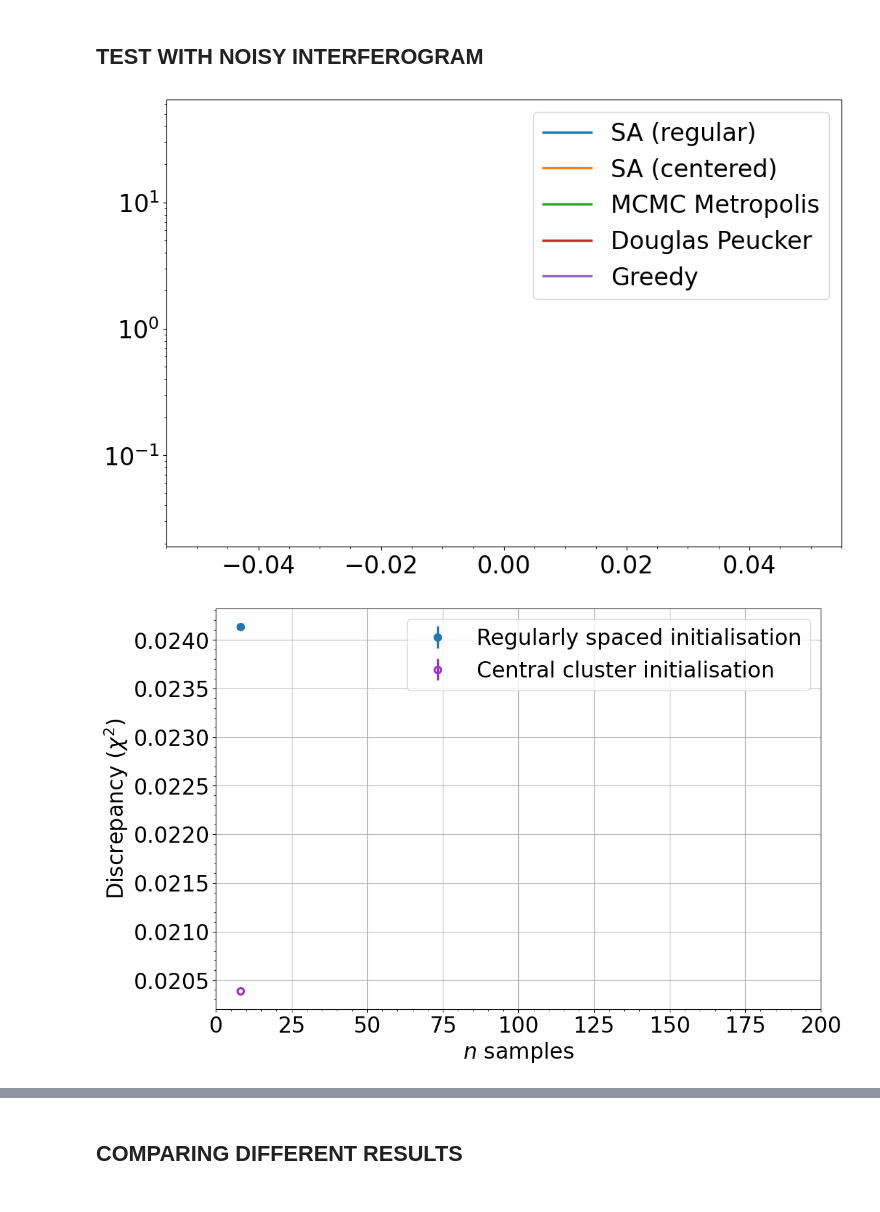
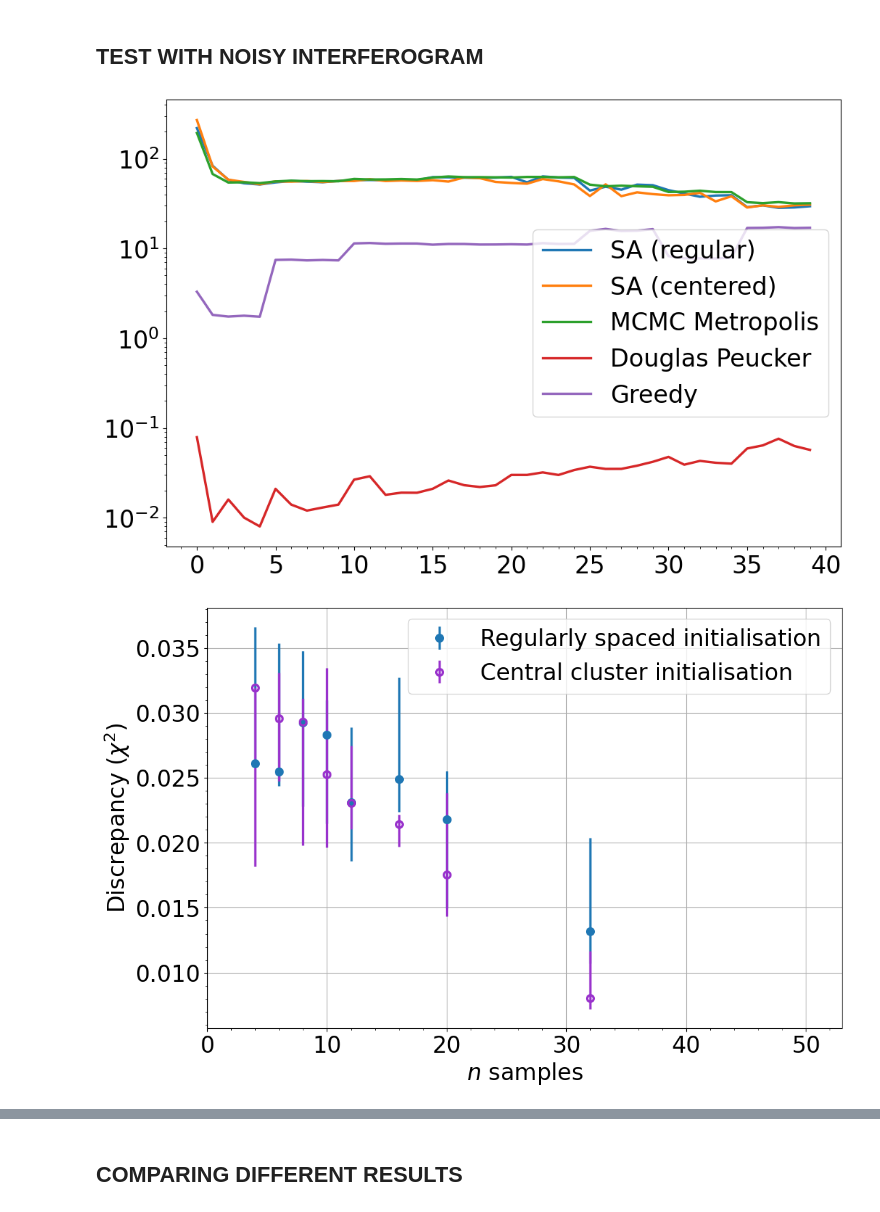
Before and after one commit to Jammi-Dodgers/THz-Compressed-Sensing, a Jupyter notebook: CS_parameter_scan.ipynb, the cells around one changed output, grey strips where cells are left out. Cells and saved outputs as stored; diff of their text form; code cells hidden in the pictures.

Commit message:
CS is able to resolve second experimental peak based on simulated interferogram!

```diff
--- a/CS_parameter_scan.ipynb
+++ b/CS_parameter_scan.ipynb
@@ -22,7 +22,7 @@ def interpolate(y, new_number_of_points):
 # %% [markdown]
 ## TRAIN WITH NOISELESS INTERFEROGRAM
 # %%
-training_file_number = 19 # Use a noiseless version of the interferogram for good convergence
+training_file_number = 22 # Use a noiseless version of the interferogram for good convergence
 training_file_name = "1dmockanderrors{:d}".format(training_file_number)
 #training_file_name = "240802134128_altered1d"
 
@@ -31,12 +31,15 @@ regularization_coeffient = 1e-3 # DECREASE FOR COMPLEX IMAGES (up to 1e-7 (float
 # %%
 #LOOP INITIALISATION
 
-unique_reduced_points = [8]
-repetitions = 1
+unique_reduced_points = [4,6,8,10,12,16,20,32]
+repetitions = 5
 reduced_points = np.repeat(unique_reduced_points, repetitions)
 
-dataset = cs.open_dataset(training_file_name, file_type)
-total_point = dataset.shape[1]
+training_target, training_uncertainties = cs.open_dataset(training_file_name, file_type)
+training_uncertainties /= np.max(training_target)
+training_target /= np.max(training_target) #normalise
+training_peak = np.argmax(training_target)
+total_point = len(training_target)
 
 
 best_scores = {"SA (regular)": np.array([]),
@@ -59,42 +62,41 @@ optlocs_file = "data\\" + training_file_name +"_optlocs.csv"
 # %%
 ###################### THIS WILL TAKE A LONG TIME!!! #################
 
-target, uncertainties = dataset
 for reduced_point in tqdm(reduced_points):
     #compression = total_point /dataset.shape[1]
     #target = interpolate(dataset[0], total_point)
     #uncertainties = interpolate(dataset[1], total_point)
 
     t0 = time.time()
-    detectors, score = cs.simulated_annealing(reduced_point, target, uncertainties, regularization_coeffient, "regular", cooling= 0.998, iterations= 20000)
+    detectors, score = cs.simulated_annealing(reduced_point, training_target, training_uncertainties, regularization_coeffient, "regular", cooling= 0.998, iterations= 20000)
     runtimes["SA (regular)"] = np.append(runtimes["SA (regular)"], time.time() -t0)
     best_scores["SA (regular)"] = np.append(best_scores["SA (regular)"], score)
     configurations["SA (regular)"] += [detectors]
     cs.append_array_to_csv(detectors, optlocs_file)
 
     t0 = time.time()
-    detectors, score = cs.simulated_annealing(reduced_point, target, uncertainties, regularization_coeffient, "centered", cooling= 0.998, iterations= 20000)
+    detectors, score = cs.simulated_annealing(reduced_point, training_target, training_uncertainties, regularization_coeffient, "centered", cooling= 0.998, iterations= 20000)
     runtimes["SA (centered)"] = np.append(runtimes["SA (centered)"], time.time() -t0)
     best_scores["SA (centered)"] = np.append(best_scores["SA (centered)"], score)
     configurations["SA (centered)"] += [detectors]
     cs.append_array_to_csv(detectors, optlocs_file)
 
     t0 = time.time()
-    detectors, score = cs.MCMC_metropolis(reduced_point, target, uncertainties, regularization_coeffient, "random", iterations= 20000)
+    detectors, score = cs.MCMC_metropolis(reduced_point, training_target, training_uncertainties, regularization_coeffient, "random", iterations= 20000)
     runtimes["MCMC Metropolis"] = np.append(runtimes["MCMC Metropolis"], time.time() -t0)
     best_scores["MCMC Metropolis"] = np.append(best_scores["MCMC Metropolis"], score)
     configurations["MCMC Metropolis"] += [detectors]
     cs.append_array_to_csv(detectors, optlocs_file)
 
     t0 = time.time()
-    detectors, score = cs.douglas_peucker(reduced_point, target, uncertainties, regularization_coeffient)
+    detectors, score = cs.douglas_peucker(reduced_point, training_target, training_uncertainties, regularization_coeffient)
     runtimes["Douglas Peucker"] = np.append(runtimes["Douglas Peucker"], time.time() -t0)
     best_scores["Douglas Peucker"] = np.append(best_scores["Douglas Peucker"], score)
     configurations["Douglas Peucker"] += [detectors]
     cs.append_array_to_csv(detectors, optlocs_file)
 
     t0 = time.time()
-    detectors, score = cs.greedy(reduced_point, target, uncertainties, regularization_coeffient, "regular", iterations= 20)
+    detectors, score = cs.greedy(reduced_point, training_target, training_uncertainties, regularization_coeffient, "regular", iterations= 20)
     runtimes["Greedy"] = np.append(runtimes["Greedy"], time.time() -t0)
     best_scores["Greedy"] = np.append(best_scores["Greedy"], score)
     configurations["Greedy"] += [detectors]
@@ -144,12 +112,18 @@ test_file_name = "240802134128_processed1d"
 regularization_coeffient = 1e-3
 
 file_type = ".csv"
-target, uncertainties = cs.open_dataset(test_file_name, file_type)
+test_target, test_uncertainties = cs.open_dataset(test_file_name, file_type)
+test_uncertainties /= np.max(test_target)
+test_target /= np.max(test_target) #normalise
+test_peak = np.argmax(test_target)
 
 median_runtimes, mean_runtimes = {}, {}
 for method, scores, configs in list(zip(best_scores.keys(), best_scores.values(), configurations.values())): # Re-evaluate all of the scores for a noisy version of the interferogram.
     for n, score, config in zip(range(len(scores)), scores, configs):
-        best_scores[method][n] = cs.evaluate_score(config, target, uncertainties, regularization_coeffient)
+        config = config -training_peak +test_peak #recenter
+        config = config %total_point #wrap around
+        best_scores[method][n] = cs.evaluate_score(config, test_target, test_uncertainties, regularization_coeffient)
+        configurations[method][n] = config
 # %%
 fig, axs = plt.subplots(1, 1, figsize= (12, 8))
 
@@ -160,7 +134,7 @@ axs.set(yscale= "log")
 plt.legend()
 plt.show()
 # %% [output]
-[figure, old version]
+[figure, new version]
 # %%
 mean_score, median_score, std_score, max_score, min_score, best_configurations = {}, {}, {}, {}, {}, {}
 for method, best_score in best_scores.items():
@@ -180,32 +154,32 @@ for method, best_score in best_scores.items():
 # %%
 fig, axs = plt.subplots(figsize= (12,8))
 
 
 #axs.plot(reduced_points, best_scores["SA (regular)"],
 #             linestyle= "None", marker= ".", markersize= 8, color= "tab:blue", label= "Regularly spaced initialisation")
 
 axs.errorbar(unique_reduced_points, median_score["SA (regular)"],
              yerr= (np.abs(median_score["SA (regular)"] -min_score["SA (regular)"]), np.abs(max_score["SA (regular)"] -median_score["SA (regular)"])), # can contain negative values due to floating point errors
              linestyle= "None", marker= "o", markersize= 7, color= "tab:blue", label= "Regularly spaced initialisation")
 
 axs.errorbar(unique_reduced_points, median_score["SA (centered)"],
              yerr= (np.abs(median_score["SA (centered)"] -min_score["SA (centered)"]), np.abs(max_score["SA (centered)"] -median_score["SA (centered)"])), # can contain negative values due to floating point errors
              linestyle= "None", marker= "o", markersize= 7, markeredgecolor= "darkorchid", markerfacecolor= "none", ecolor= "darkorchid", label= "Central cluster initialisation")
 
 axs.set(xlabel= "$n$ samples",
         ylabel= r"Discrepancy ($\chi^2$)",
         #title= "Optimised Compressed Sensing to reconstruct {0:d} points".format(total_point),
         #yscale= "log",
         #yticks= [1, 2, 5, 10, 20],
-        xlim= (0, 200))
+        xlim= (0, total_point))
 
 axs.get_yaxis().set_major_formatter(ticker.ScalarFormatter()) #allows custom ticks in logscale
 axs.grid(True)
 axs.legend()
 
 plt.show()
 # %% [output]
-[figure, old version]
+[figure, new version]
 # %%
 markers= ["x", "^", "s"]
 colours = ["tab:orange", "tab:red", "tab:green"]
```
Also changed, not shown: parts of 9 cells of this notebook, 4 other files.
